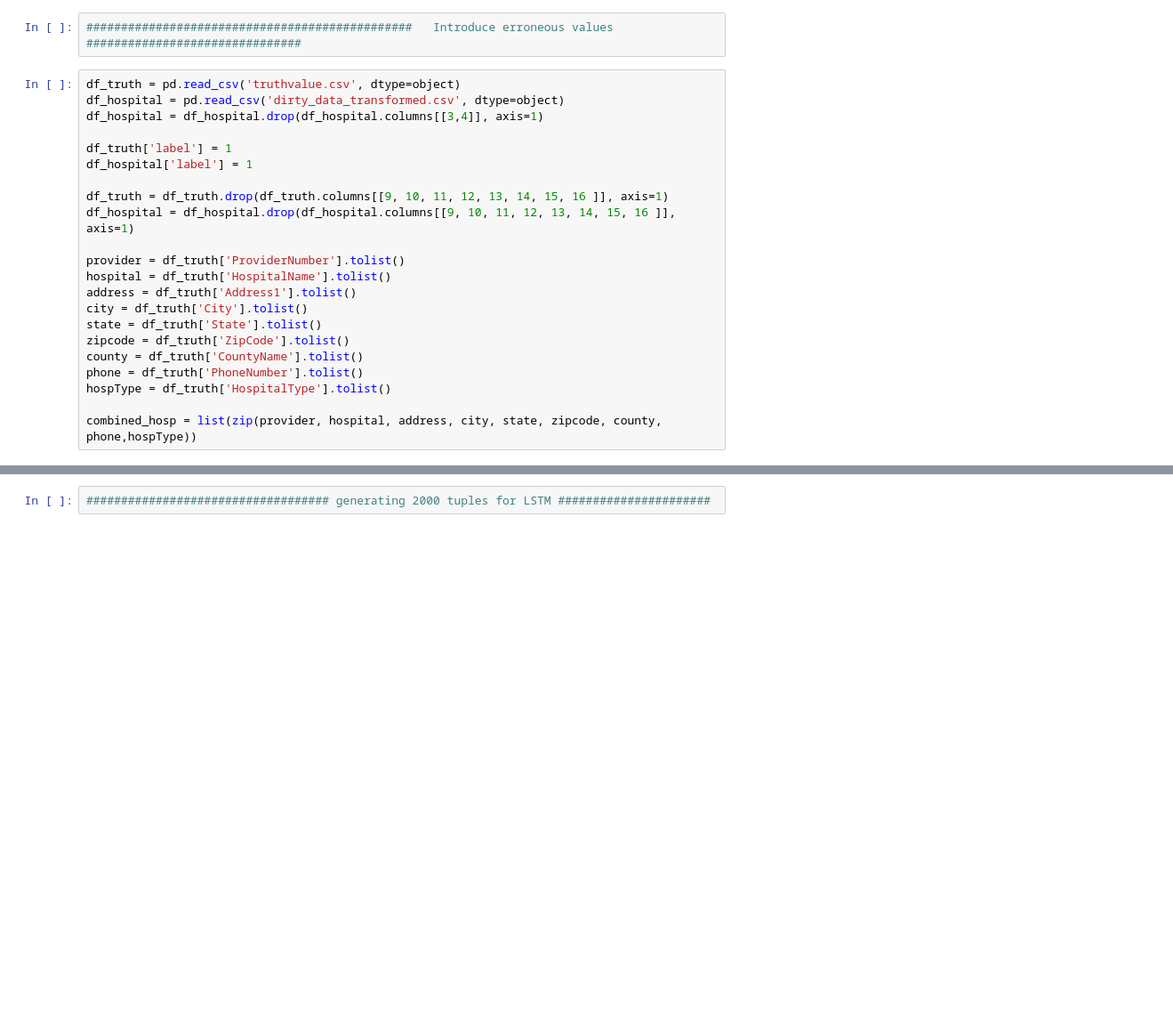
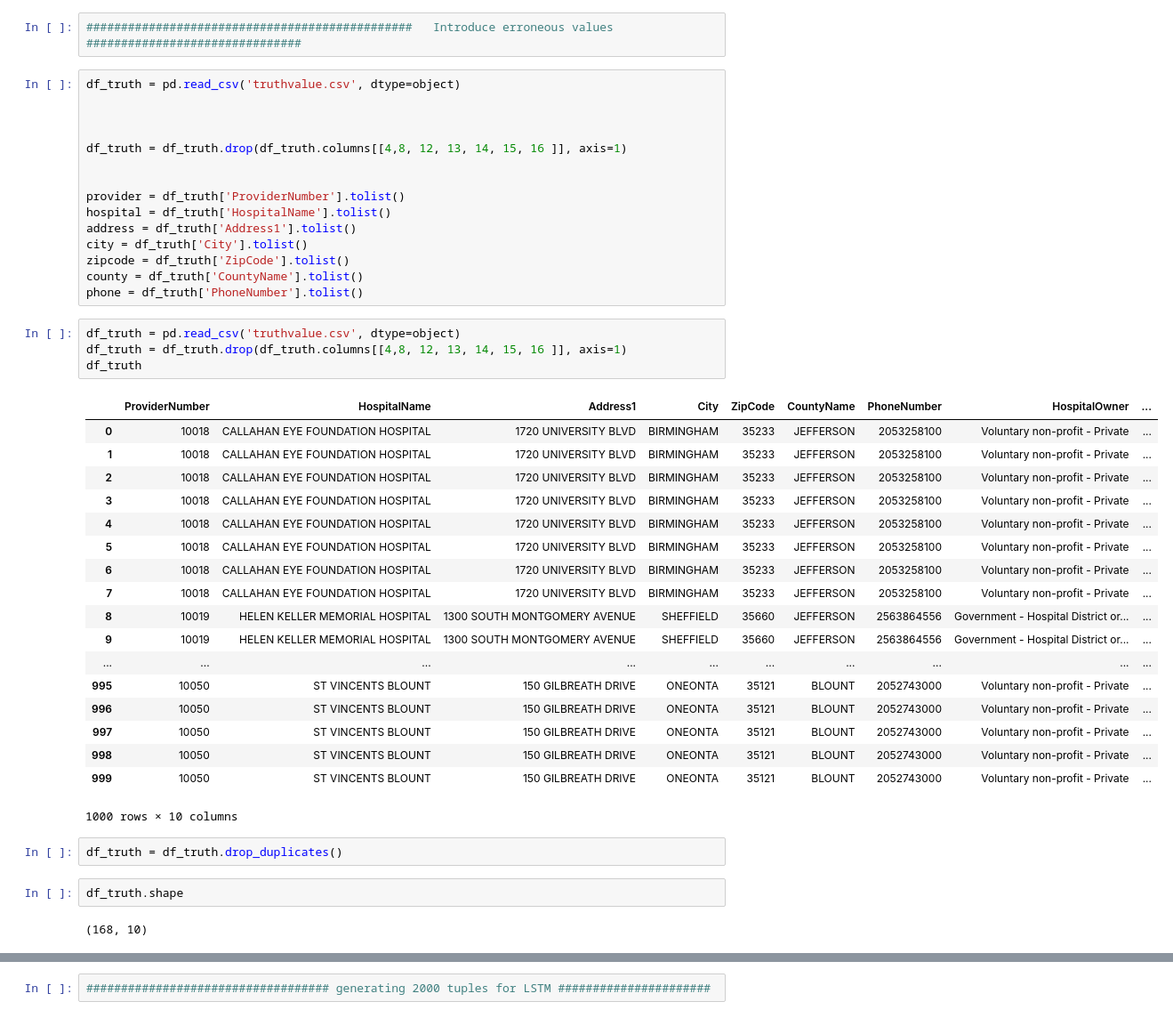
Before and after one commit to yogeshchellappa/recordEmbedding, a Jupyter notebook: Synthetic Data Generator.ipynb, the cells around one changed output, grey strips where cells are left out. Shown at 89% size. Saved outputs shown, nothing was run; the diff lists cells and outputs as text; blank space fills up the shorter version.

```diff
--- a/Synthetic Data Generator.ipynb
+++ b/Synthetic Data Generator.ipynb
@@ -48,23 +52,45 @@ df_truth_none_cells.to_csv('lstm_dataset_Nan_introduced.csv',index = False)
 ###############################################   Introduce erroneous values  ###############################
 # %%
 df_truth = pd.read_csv('truthvalue.csv', dtype=object)
-df_hospital = pd.read_csv('dirty_data_transformed.csv', dtype=object)
-df_hospital = df_hospital.drop(df_hospital.columns[[3,4]], axis=1)
 
-df_truth['label'] = 1
-df_hospital['label'] = 1
 
-df_truth = df_truth.drop(df_truth.columns[[9, 10, 11, 12, 13, 14, 15, 16 ]], axis=1)
-df_hospital = df_hospital.drop(df_hospital.columns[[9, 10, 11, 12, 13, 14, 15, 16 ]], axis=1)
+
+df_truth = df_truth.drop(df_truth.columns[[4,8, 12, 13, 14, 15, 16 ]], axis=1)
+
 
 provider = df_truth['ProviderNumber'].tolist()
 hospital = df_truth['HospitalName'].tolist()
 address = df_truth['Address1'].tolist()
 city = df_truth['City'].tolist()
-state = df_truth['State'].tolist()
 zipcode = df_truth['ZipCode'].tolist()
 county = df_truth['CountyName'].tolist()
 phone = df_truth['PhoneNumber'].tolist()
-hospType = df_truth['HospitalType'].tolist()
-
-combined_hosp = list(zip(provider, hospital, address, city, state, zipcode, county, phone,hospType))
+# %%
+df_truth = pd.read_csv('truthvalue.csv', dtype=object)
+df_truth = df_truth.drop(df_truth.columns[[4,8, 12, 13, 14, 15, 16 ]], axis=1)
+df_truth
+# %% [output]
+|  | ProviderNumber | HospitalName | Address1 | City | ZipCode | CountyName | PhoneNumber | HospitalOwner | ... |
+| 0 | 10018 | CALLAHAN EYE FOUNDATION HOSPITAL | 1720 UNIVERSITY BLVD | BIRMINGHAM | 35233 | JEFFERSON | 2053258100 | Voluntary non-profit - Private | ... |
+| 1 | 10018 | CALLAHAN EYE FOUNDATION HOSPITAL | 1720 UNIVERSITY BLVD | BIRMINGHAM | 35233 | JEFFERSON | 2053258100 | Voluntary non-profit - Private | ... |
+| 2 | 10018 | CALLAHAN EYE FOUNDATION HOSPITAL | 1720 UNIVERSITY BLVD | BIRMINGHAM | 35233 | JEFFERSON | 2053258100 | Voluntary non-profit - Private | ... |
+| 3 | 10018 | CALLAHAN EYE FOUNDATION HOSPITAL | 1720 UNIVERSITY BLVD | BIRMINGHAM | 35233 | JEFFERSON | 2053258100 | Voluntary non-profit - Private | ... |
+| 4 | 10018 | CALLAHAN EYE FOUNDATION HOSPITAL | 1720 UNIVERSITY BLVD | BIRMINGHAM | 35233 | JEFFERSON | 2053258100 | Voluntary non-profit - Private | ... |
+| 5 | 10018 | CALLAHAN EYE FOUNDATION HOSPITAL | 1720 UNIVERSITY BLVD | BIRMINGHAM | 35233 | JEFFERSON | 2053258100 | Voluntary non-profit - Private | ... |
+| 6 | 10018 | CALLAHAN EYE FOUNDATION HOSPITAL | 1720 UNIVERSITY BLVD | BIRMINGHAM | 35233 | JEFFERSON | 2053258100 | Voluntary non-profit - Private | ... |
+| 7 | 10018 | CALLAHAN EYE FOUNDATION HOSPITAL | 1720 UNIVERSITY BLVD | BIRMINGHAM | 35233 | JEFFERSON | 2053258100 | Voluntary non-profit - Private | ... |
+| 8 | 10019 | HELEN KELLER MEMORIAL HOSPITAL | 1300 SOUTH MONTGOMERY AVENUE | SHEFFIELD | 35660 | JEFFERSON | 2563864556 | Government - Hospital District or... | ... |
+| 9 | 10019 | HELEN KELLER MEMORIAL HOSPITAL | 1300 SOUTH MONTGOMERY AVENUE | SHEFFIELD | 35660 | JEFFERSON | 2563864556 | Government - Hospital District or... | ... |
+| ... | ... | ... | ... | ... | ... | ... | ... | ... | ... |
+| 995 | 10050 | ST VINCENTS BLOUNT | 150 GILBREATH DRIVE | ONEONTA | 35121 | BLOUNT | 2052743000 | Voluntary non-profit - Private | ... |
+| 996 | 10050 | ST VINCENTS BLOUNT | 150 GILBREATH DRIVE | ONEONTA | 35121 | BLOUNT | 2052743000 | Voluntary non-profit - Private | ... |
+| 997 | 10050 | ST VINCENTS BLOUNT | 150 GILBREATH DRIVE | ONEONTA | 35121 | BLOUNT | 2052743000 | Voluntary non-profit - Private | ... |
+| 998 | 10050 | ST VINCENTS BLOUNT | 150 GILBREATH DRIVE | ONEONTA | 35121 | BLOUNT | 2052743000 | Voluntary non-profit - Private | ... |
+| 999 | 10050 | ST VINCENTS BLOUNT | 150 GILBREATH DRIVE | ONEONTA | 35121 | BLOUNT | 2052743000 | Voluntary non-profit - Private | ... |
+1000 rows × 10 columns
+# %%
+df_truth = df_truth.drop_duplicates()
+# %%
+df_truth.shape
+# %% [output]
+(168, 10)
```
Also changed, not shown: parts of 35 cells of this notebook.
